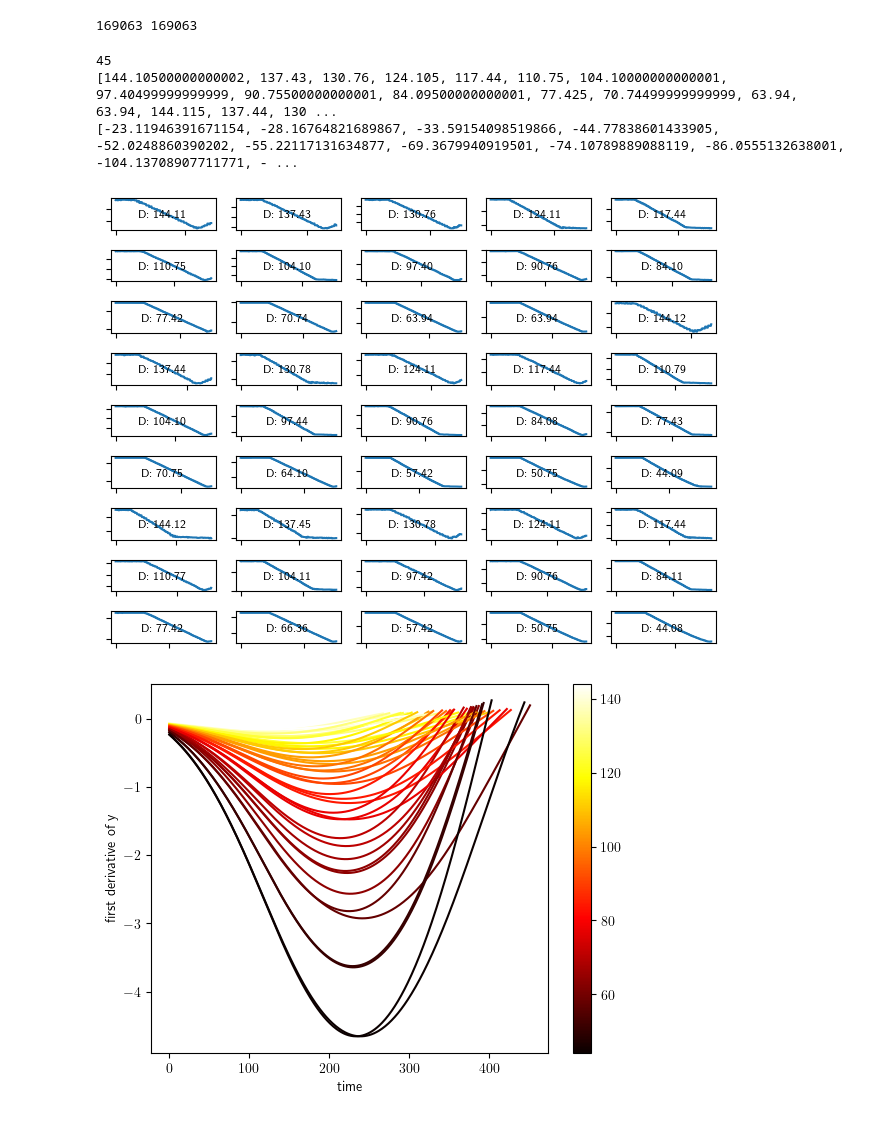
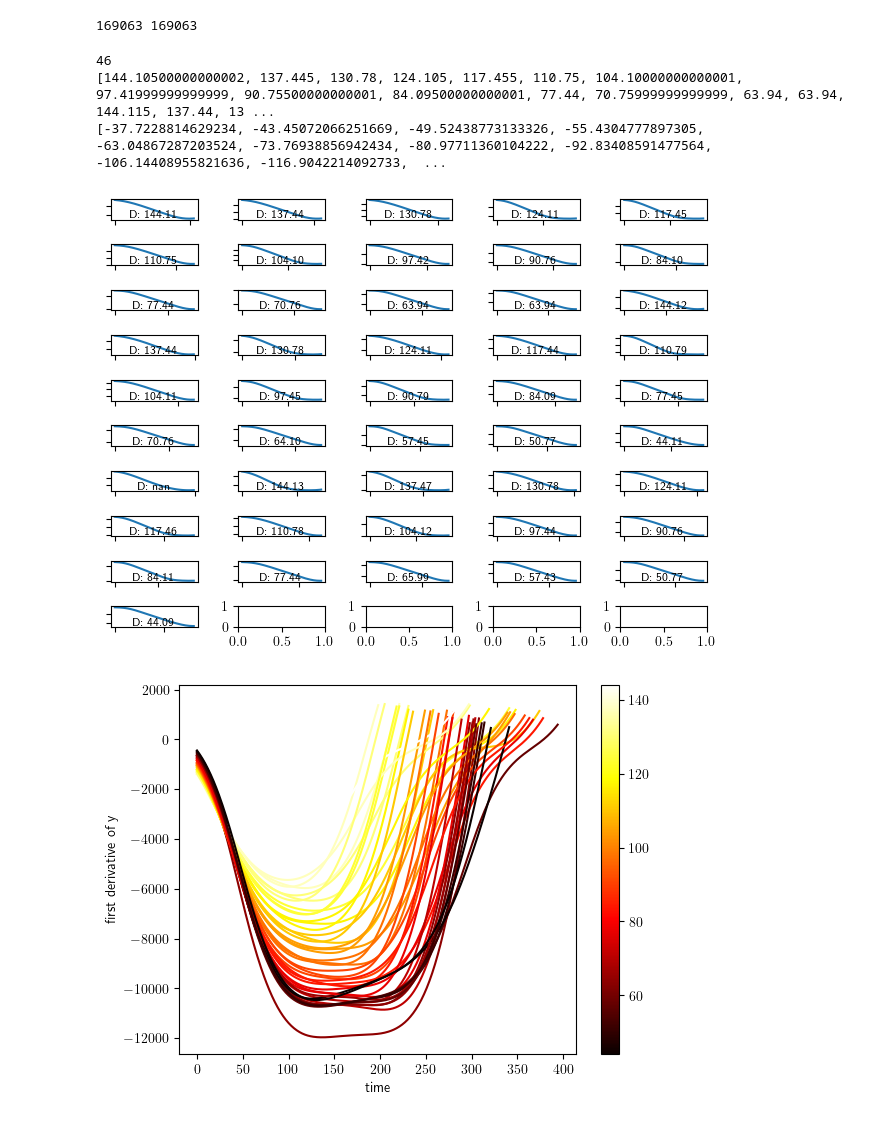
Before and after one commit to FoR-Group1/OpenWhisker, a Jupyter notebook: whisker_driver_ros2/scripts/data_analysis.ipynb, the cells around one changed output. Drawn from its saved outputs; the diff is of its cells as text; code cells hidden in the pictures.

Commit message:
Further develop data analysis

```diff
--- a/whisker_driver_ros2/scripts/data_analysis.ipynb
+++ b/whisker_driver_ros2/scripts/data_analysis.ipynb
@@ -77,7 +71,7 @@ from scipy.signal import butter,filtfilt
 # Filter requirements.
 T = 5.0         # Sample Period
 fs = 850       # sample rate, Hz
-cutoff = 2     # desired cutoff frequency of the filter, Hz ,      slightly higher than actual 1.2 Hz
+cutoff = 5     # desired cutoff frequency of the filter, Hz ,      slightly higher than actual 1.2 Hz
 nyq = 0.5 * fs  # Nyquist Frequency
 order = 2       # sin wave can be approx represented as quadratic
 # n = len(y_data) # total number of samples
@@ -150,7 +148,6 @@ for idx, pt in enumerate(y_grad):
 # %% [output]
 169063 169063
 # %%
-shaft_timestamp = [x[0] for x in printer_data]
 
 BEAM_EDGE_Y_RELATIVE_TO_NOZZLE = 56.75
 WHISKER_TIP_Y = 35  # from the base of the printer bed
@@ -160,31 +157,35 @@ def distance_on_shaft(y):
     return 150 - (y - BEAM_EDGE_Y_RELATIVE_TO_NOZZLE - WHISKER_TIP_Y)
 
 
-shaft_data = [distance_on_shaft(x[2]) for x in printer_data]
+def get_episode_data(episodes, printer_data, y_filtered, t_data, y_grad):
+    shaft_timestamp = [x[0] for x in printer_data]
+    shaft_data = [distance_on_shaft(x[2]) for x in printer_data]
 
+    shaft_data_zipped = list(zip(shaft_timestamp, shaft_data))
+    shaft_data_per_episode = []
 
-shaft_data_zipped = list(zip(shaft_timestamp, shaft_data))
-shaft_data_per_episode = []
+    episodes_data = []
+    episodes_grad_data = []
+    for episode_start, episode_end in episodes:
+        episodes_data.append(
+            [y for t, y in zip(t_data, y_filtered) if t >= episode_start and t <= episode_end]
+        )
+        shaft_data_per_episode.append(
+            [
+                x[1]
+                for x in shaft_data_zipped
+                if x[0] >= episode_start and x[0] <= episode_end
+            ]
+        )
+        episodes_grad_data.append(
+            [y for t, y in zip(t_data, y_grad) if t >= episode_start and t <= episode_end]
+        )
 
-episodes_data = []
-episodes_grad_data = []
-for episode_start, episode_end in episodes:
-    episodes_data.append(
-        [y for t, y in zip(t_data, y_data) if t >= episode_start and t <= episode_end]
-    )
-    shaft_data_per_episode.append(
-        [
-            x[1]
-            for x in shaft_data_zipped
-            if x[0] >= episode_start and x[0] <= episode_end
-        ]
-    )
-    episodes_grad_data.append(
-        [y for t, y in zip(t_data, y_grad) if t >= episode_start and t <= episode_end]
-    )
+    shaft_distance_per_episode = [float(np.median(x)) for x in shaft_data_per_episode]
 
-shaft_distance_per_episode = [float(np.median(x)) for x in shaft_data_per_episode]
+    return episodes_data, episodes_grad_data, shaft_distance_per_episode
 
+episodes_data, episodes_grad_data, shaft_distance_per_episode = get_episode_data(episodes, printer_data, y_filtered, t_data, y_grad)
 print(len(episodes_data))
 fig, axes = plt.subplots(ncols=5, nrows=math.ceil(len(episodes) / 5))
 for idx, data in enumerate(episodes_data):
@@ -209,39 +210,40 @@ plt.savefig("../../reports/ros_integration/figures/episodes_y_data.png")
 #     ax.axes.yaxis.set_ticklabels([])
 import matplotlib as mpl
 import matplotlib.cm as cm
 
 norm = mpl.colors.Normalize(
     vmin=min(shaft_distance_per_episode), vmax=max(shaft_distance_per_episode)
 )
 cmap = cm.hot
 x = 0.3
 
 m = cm.ScalarMappable(norm=norm, cmap=cmap)
 
 fig = plt.figure()
 for idx, data in enumerate(episodes_grad_data):
     d = shaft_distance_per_episode[idx]
     plt.plot(
-        [data/d for data in data],
+        [data*d for data in data],
         label=f"{d:.2f}",
         color=m.to_rgba(d),
     )
 
 plt.rcParams['text.usetex'] = True
 plt.gca().set_xlabel("time")
 plt.gca().set_ylabel("first derivative of y")
 plt.colorbar(m, ax=plt.gca())
+# plt.tight_layout()
 plt.savefig("../../reports/ros_integration/figures/corrected_derivative.png")
 
 max_grad_per_episode = [np.min(x) for x in episodes_grad_data]
 print(shaft_distance_per_episode)
 print(max_grad_per_episode)
 # %% [output]
-45
-[144.10500000000002, 137.43, 130.76, 124.105, 117.44, 110.75, 104.10000000000001, 97.40499999999999, 90.75500000000001, 84.09500000000001, 77.425, 70.74499999999999, 63.94, 63.94, 144.115, 137.44, 130 ...
-[-23.11946391671154, -28.16764821689867, -33.59154098519866, -44.77838601433905, -52.0248860390202, -55.22117131634877, -69.3679940919501, -74.10789889088119, -86.0555132638001, -104.13708907711771, - ...
+46
+[144.10500000000002, 137.445, 130.78, 124.105, 117.455, 110.75, 104.10000000000001, 97.41999999999999, 90.75500000000001, 84.09500000000001, 77.44, 70.75999999999999, 63.94, 63.94, 144.115, 137.44, 13 ...
+[-37.7228814629234, -43.45072066251669, -49.52438773133326, -55.4304777897305, -63.04867287203524, -73.76938856942434, -80.97711360104222, -92.83408591477564, -106.14408955821636, -116.9042214092733,  ...
-[figure, old version]
+[figure, new version]
-[figure, old version]
+[figure, new version]
 # %%
 tenth_grad_per_episode = [x[10] for x in episodes_grad_data]
 
```
Also changed, not shown: parts of 15 cells of this notebook, 1 other file.
